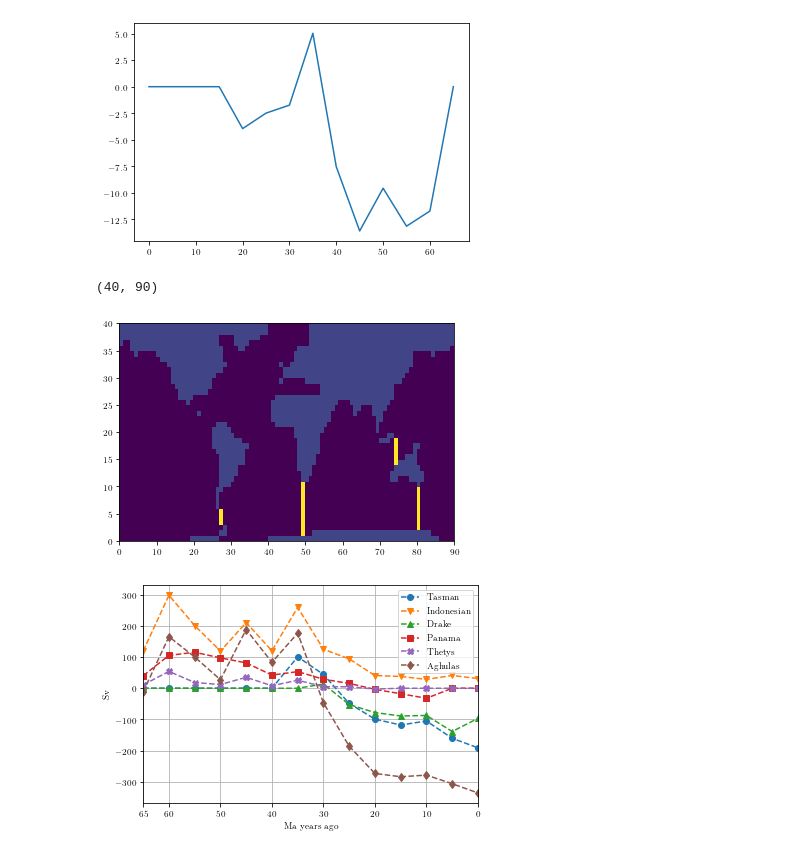
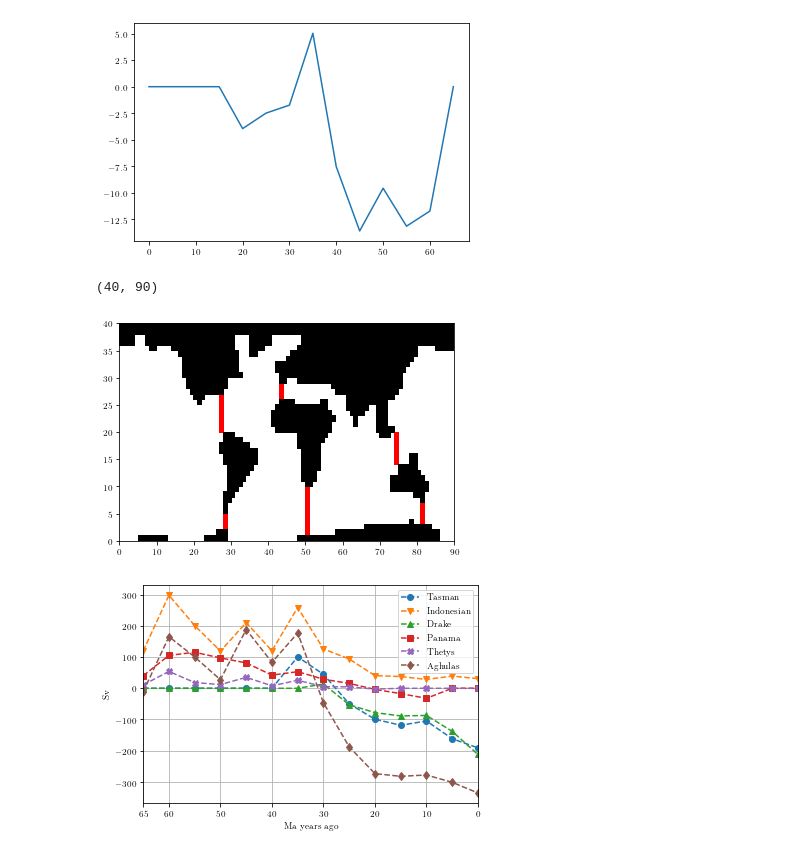
Before and after one commit to martedv/veros_bathymetry_eocene_pliocene, a Jupyter notebook: plotting/notebooks/throughflow.ipynb, the cells around one changed output. Drawn from its saved outputs; the diff is of its cells as text; code cells hidden in the pictures.

```diff
--- a/plotting/notebooks/throughflow.ipynb
+++ b/plotting/notebooks/throughflow.ipynb
@@ -210,44 +210,53 @@ plt.plot(time,tf_values[:,0] + tf_values[:,1] - (tf_values[:,2] + tf_values[:,3]
 # %%
 names = ['Tasman', 'Indonesian', 'Drake', 'Panama','Thetys','Aghulas']
 values = [
-    [('x',80,2,10),('x',74, 13, 19),('x', 27,3,6), 0, 0,('x', 49,1,18)], # 0Ma
+    [('x',80,2,10),('x',74, 13, 19),('x', 26,1,6), 0, 0,('x', 49,1,18)], # 0Ma
     [('x',81,2,9),('x',73, 13, 19),('x',27,2,6), 0, 0,('x', 49,1,18)], # 5 Ma
     [('x',81,3,9),('x',74, 14, 20),('x',27,2,6), ('x',  28, 18,30), 0,('x', 49,1,18)], # 10 Ma open panama
     [('x',81,3,9),('x',74, 13, 18),('x',27,2,6), ('x',  25, 18,27), 0,('x', 50,1,18)], # 15 Ma open panama
     [('x',81,3,9),('x',74, 14, 20),('x',28,2,6), ('x',  27, 20,27), ('x',43,20,30),('x', 50,1,18)], # 20 Ma
     [('x',81,3,9),('x',74, 10, 20),('x',27,2,6), ('x',  26, 18,27), ('x',43,20,30),('x', 49,1,18)], # 25 Ma
     [('x',81,3,9),('x',74, 10, 19),('x',28,2,6), ('x',  27, 19,27), ('x',44,20,30),('x', 49,1,18)], # 30 Ma
     [('x',81,3,9),('x',73, 10, 21),0, ('x',  27, 19,27), ('x',45,20,30),('x', 50,1,18)], # 35 Ma drake closure
     [0,('x',74, 11, 20),0, ('x',  28, 19,27), ('x',46,20,30),('x', 49,0,18)], # 40 Ma Tasman closure
     [0,('x',75, 12, 20),0, ('x',  29,19,27), ('x',46,20,30),('x', 49,0,18)], # 45 Ma
     [0,('x',75, 11, 20),0, ('x',  29, 18,27), ('x',46,20,30),('x', 49,0,18)], # 50 Ma
     [0,('x',76, 11, 20),0, ('x',  30, 18,26), ('x',45,20,30),('x', 49,0,18)], # 55 Ma
     [0,('x',76, 10, 19),0, ('x',  31, 19,27), ('x',48,20,30),('x', 49,0,18)], # 60 Ma
     [0,('x',76, 10, 20),0, ('x',  31, 20,27), ('x',45,20,30),('x', 49,0,18)], # 65 Ma
 ]
 
-year = 0
+year = 4
 bs = BSF[year]
 print(bs.shape)
 bath = np.zeros((40,90))
 
 def showBathycells(time, long, minlat,maxlat):
     bath[ minlat:maxlat, long] = 5
 def showBathycells_Y(time, lat, minlong,maxlong):
     bath[ lat,  minlong:maxlong] = 5
 
 for t in values[year]:
     if type(t) is tuple:
         if t[0] == 'y':
             showBathycells_Y(year,t[1],t[2],t[3])
         else:
             showBathycells(year,t[1],t[2],t[3])
-bath[np.isnan(bs)] = 1
-plt.pcolor(bath)
+bathy = np.zeros((40,90))
+bathy[np.isnan(bs)] = 1
+bathy[bathy == 0] = np.nan
+
+bath[bath == 0] = np.nan
+
+plt.pcolor(xt,yt,bath,cmap='hsv')
+plt.pcolor(xt,yt,bathy,cmap='gray')
+bath[bath == 0] = np.nan
+
+
 plt.show()
 # %% [output]
 (40, 90)
-[figure, old version]
+[figure, new version]
 # %%
 tf_values = np.zeros(np.shape(values))
 
@@ -267,7 +276,7 @@ plt.ylabel(r"Sv")
 plt.xlim(65,0)
 plt.xticks([65,60,50,40,30,20,10,0])
 plt.grid()
-#plt.savefig("../figures/throughflow.jpg",dpi=400)
+plt.savefig("../figures/throughflow_bsf.jpg",dpi=400)
 plt.show()
 # %% [output]
-[figure, old version]
+[figure, new version]
```
Also changed, not shown: parts of 1 cell of this notebook, 32 other files.
